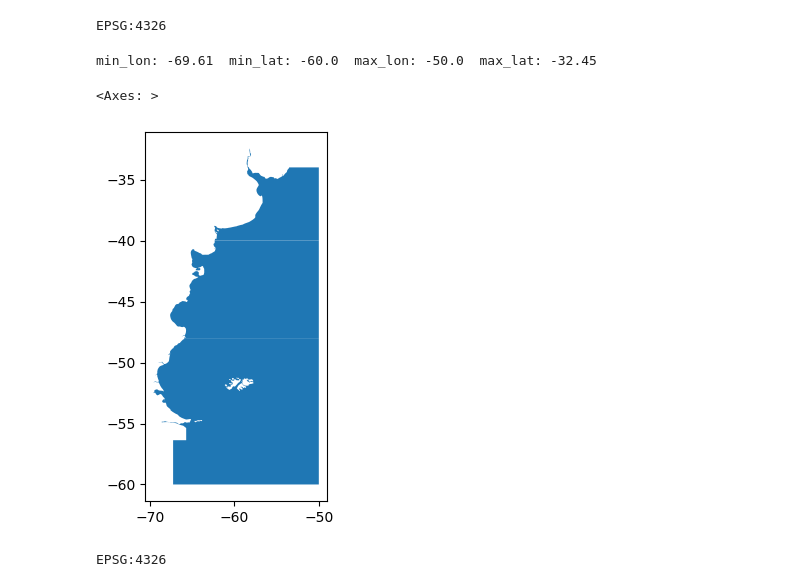
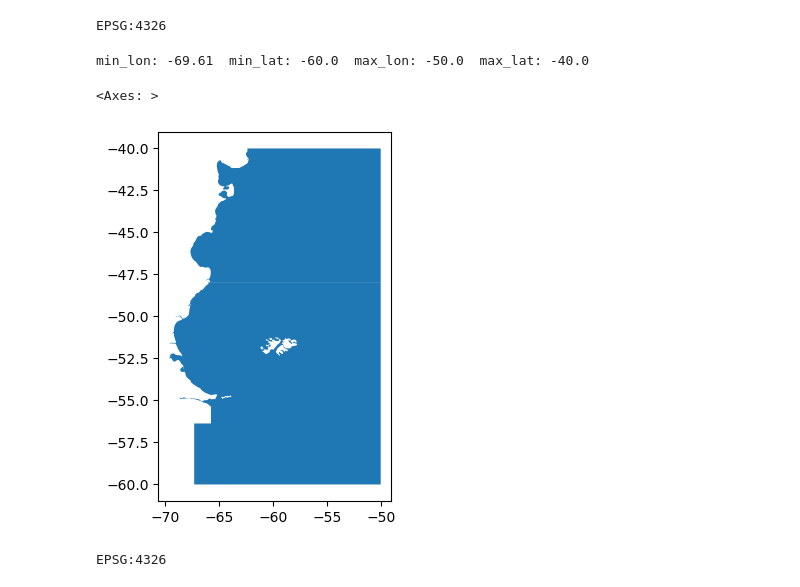
Before and after one commit to rubarriuso/TFM, a Jupyter notebook: procesado_areas_SWA.ipynb, the cells around one changed output. Drawn from its saved outputs; the diff is of its cells as text; code cells hidden in the pictures.

```diff
--- a/procesado_areas_SWA.ipynb
+++ b/procesado_areas_SWA.ipynb
@@ -8,20 +8,20 @@ print(gdf.crs)
 EPSG:4326
 # %%
 FAO_41 = gdf[gdf['F_AREA'] == '41']
-FAO_41_Sub_32_31_23 = FAO_41[FAO_41['F_DIVISION'].isin(['41.3.2', '41.3.1', '41.2.3'])]
+FAO_41_Sub_32_31_23 = FAO_41[FAO_41['F_DIVISION'].isin(['41.3.2', '41.3.1'])]
 
 bbox = FAO_41_Sub_32_31_23.total_bounds.round(2)
 min_lon, min_lat, max_lon, max_lat = bbox
 print("min_lon:", min_lon,
       " min_lat:", min_lat,
       " max_lon:", max_lon,
       " max_lat:", max_lat)
 
 FAO_41_Sub_32_31_23.plot()
 # %% [output]
-min_lon: -69.61  min_lat: -60.0  max_lon: -50.0  max_lat: -32.45
+min_lon: -69.61  min_lat: -60.0  max_lon: -50.0  max_lat: -40.0
 <Axes: >
-[figure, old version]
+[figure, new version]
 # %%
 eez = gpd.read_file("./resources/Marine_Regions/World_EEZ_v12/eez_v12.shp", bbox=tuple(bbox))
 print(eez.crs)
```
Also changed, not shown: 2 other files.
